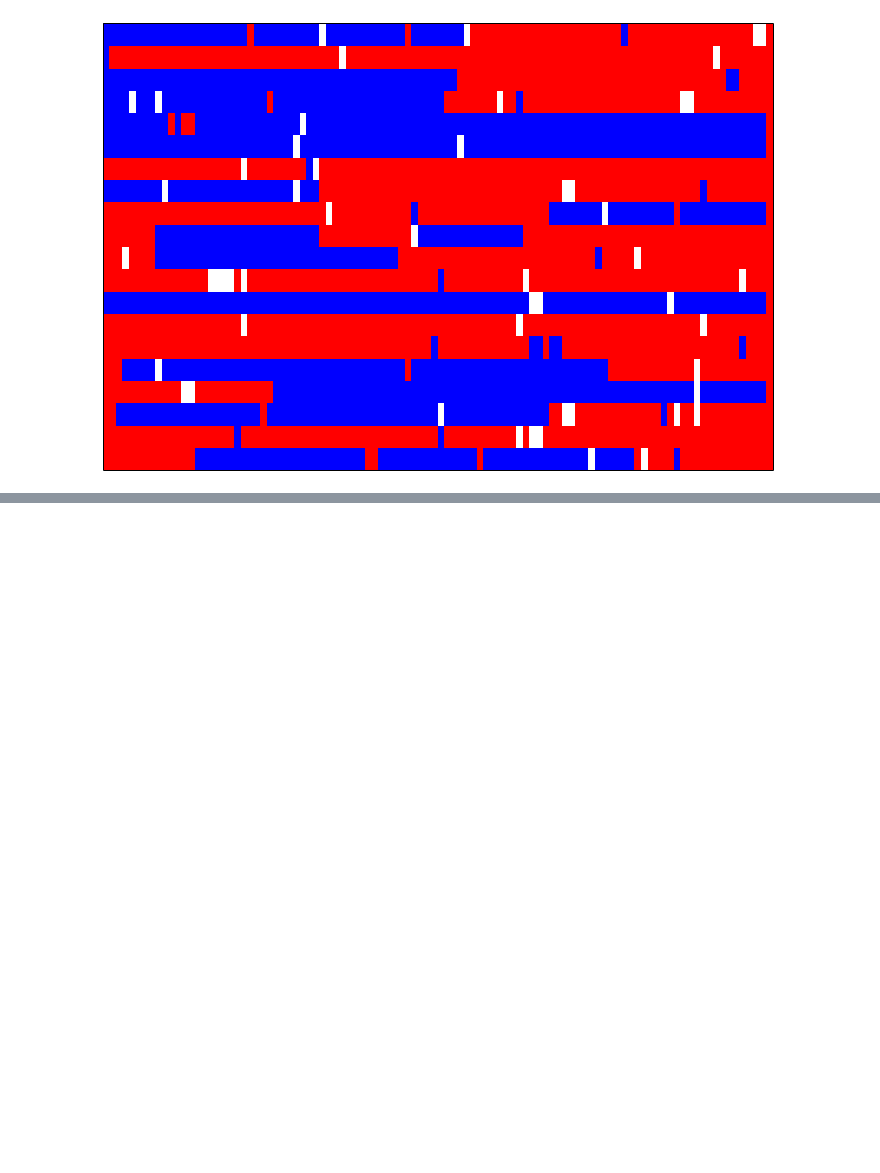
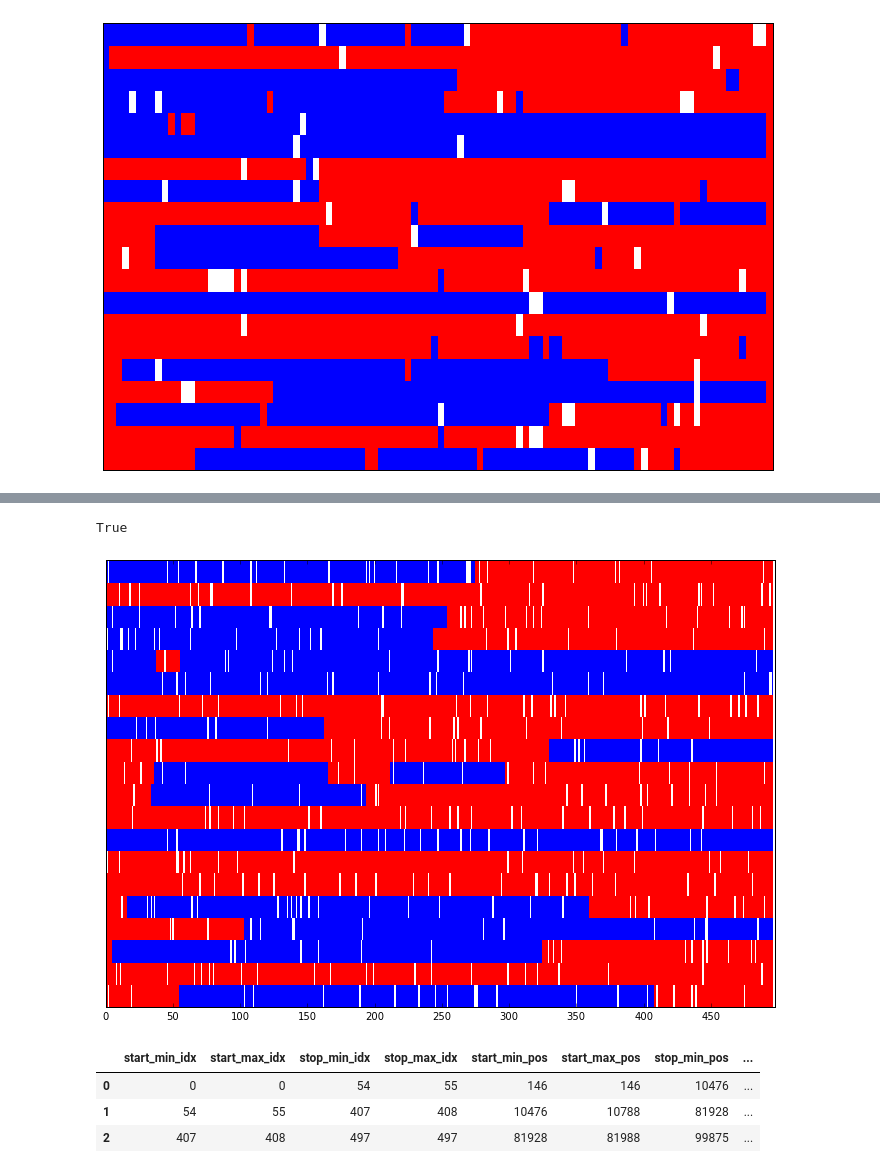
Before and after one commit to alimanfoo/anhima, a Jupyter notebook: examples/ped.ipynb, the cells around one changed output, grey strips where cells are left out. Saved outputs shown, nothing was run; the diff lists cells and outputs as text; code cells hidden in the pictures; blank space fills up the shorter version.

```diff
--- a/examples/ped.ipynb
+++ b/examples/ped.ipynb
@@ -176,0 +255,25 @@ anhima.gt.plot_discrete_calldata(inh_imputed,
+# %%
+df_blocks.equals(df_all_blocks.loc[0])
+# %% [output]
+True
+# %%
+block_support, block_length_min = anhima.ped.inheritance_block_masks(inh_seg, pos)
+# %%
+# filter using block support
+inh_seg_flt = inh_seg.copy()
+inh_seg_flt[block_support < 2] = anhima.ped.INHERIT_MISSING
+fig, ax = plt.subplots(figsize=(12, 8))
+anhima.gt.plot_discrete_calldata(inh_seg_flt,
+                                 colors=inheritance_colors,
+                                 states=range(8),
+                                 ax=ax)
+ax.set_xticks(np.arange(0, inh_seg.shape[0], 50));
+# %% [output]
+[figure, added]
+# %%
+anhima.util.tabulate_state_blocks(inh_seg_flt[:, 0], states, pos)
+# %% [output]
+|  | start_min_idx | start_max_idx | stop_min_idx | stop_max_idx | start_min_pos | start_max_pos | stop_min_pos | ... |
+| 0 | 0 | 0 | 54 | 55 | 146 | 146 | 10476 | ... |
+| 1 | 54 | 55 | 407 | 408 | 10476 | 10788 | 81928 | ... |
+| 2 | 407 | 408 | 497 | 497 | 81928 | 81988 | 99875 | ... |
```
Also changed, not shown: parts of 13 cells of this notebook, 4 other files.
